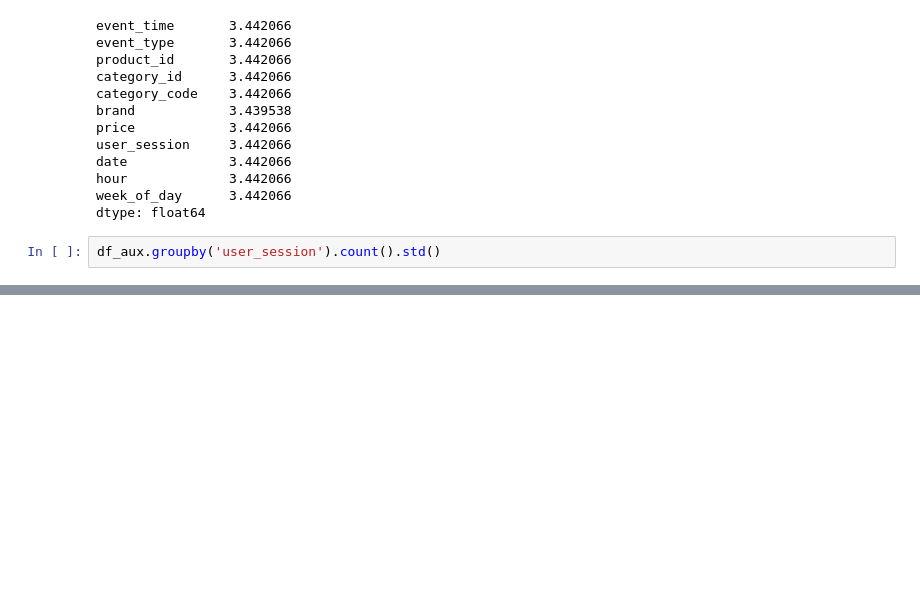
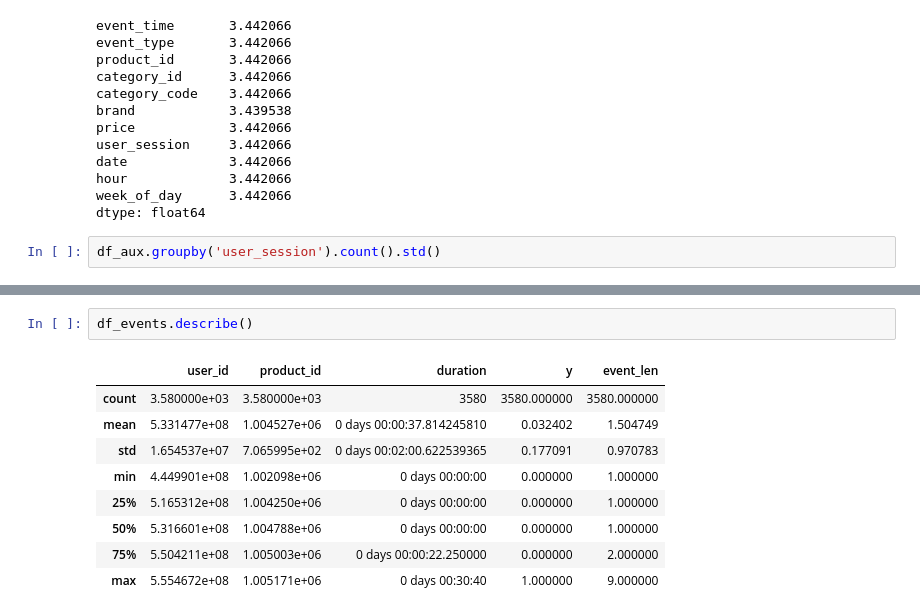
Before and after one commit to AdriMottainai/convertiq, a Jupyter notebook: eda-20000rows.ipynb, the cells around one changed output, grey strips where cells are left out. Drawn from its saved outputs; the diff is of its cells as text; blank space fills up the shorter version.

```diff
--- a/eda-20000rows.ipynb
+++ b/eda-20000rows.ipynb
@@ -458,0 +433,12 @@ Name: count, dtype: int64
+# %%
+df_events.describe()
+# %% [output]
+|  | user_id | product_id | duration | y | event_len |
+| count | 3.580000e+03 | 3.580000e+03 | 3580 | 3580.000000 | 3580.000000 |
+| mean | 5.331477e+08 | 1.004527e+06 | 0 days 00:00:37.814245810 | 0.032402 | 1.504749 |
+| std | 1.654537e+07 | 7.065995e+02 | 0 days 00:02:00.622539365 | 0.177091 | 0.970783 |
+| min | 4.449901e+08 | 1.002098e+06 | 0 days 00:00:00 | 0.000000 | 1.000000 |
+| 25% | 5.165312e+08 | 1.004250e+06 | 0 days 00:00:00 | 0.000000 | 1.000000 |
+| 50% | 5.316601e+08 | 1.004788e+06 | 0 days 00:00:00 | 0.000000 | 1.000000 |
+| 75% | 5.504211e+08 | 1.005003e+06 | 0 days 00:00:22.250000 | 0.000000 | 2.000000 |
+| max | 5.554672e+08 | 1.005171e+06 | 0 days 00:30:40 | 1.000000 | 9.000000 |
```
Also changed, not shown: parts of 25 cells of this notebook.
